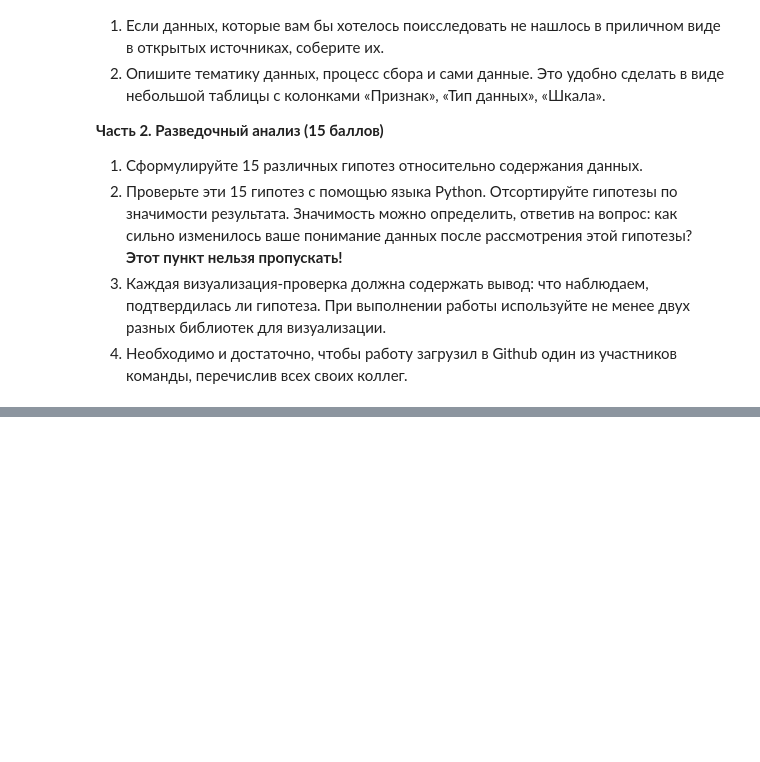
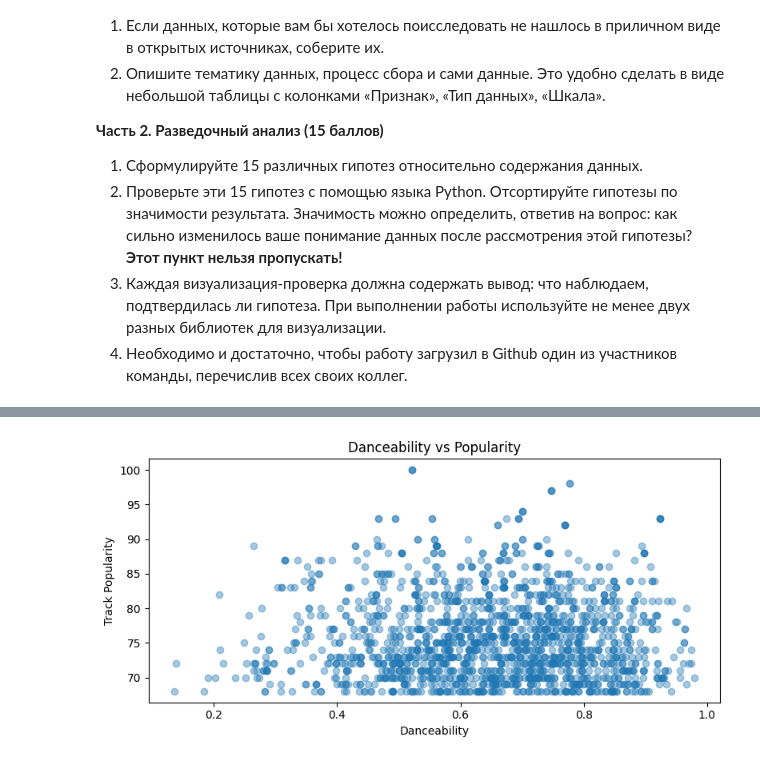
Before and after one commit to Astmatik001/MEVD003, a Jupyter notebook: МЕВД_lab3.ipynb, the cells around one changed output, grey strips where cells are left out. Cells and saved outputs as stored; diff of their text form; code cells hidden in the pictures; blank space fills up the shorter version.

```diff
--- a/МЕВД_lab3.ipynb
+++ b/МЕВД_lab3.ipynb
@@ -26,0 +203,18 @@
+# %%
+data = df[['danceability', 'track_popularity']].dropna()
+
+plt.figure(figsize=(8, 4))
+
+plt.scatter(
+    data['danceability'],
+    data['track_popularity'],
+    alpha=0.4
+)
+plt.xlabel('Danceability')
+plt.ylabel('Track Popularity')
+plt.title('Danceability vs Popularity')
+
+plt.tight_layout()
+plt.show()
+# %% [output]
+[figure, added]
```
Also changed, not shown: parts of 41 cells of this notebook.
